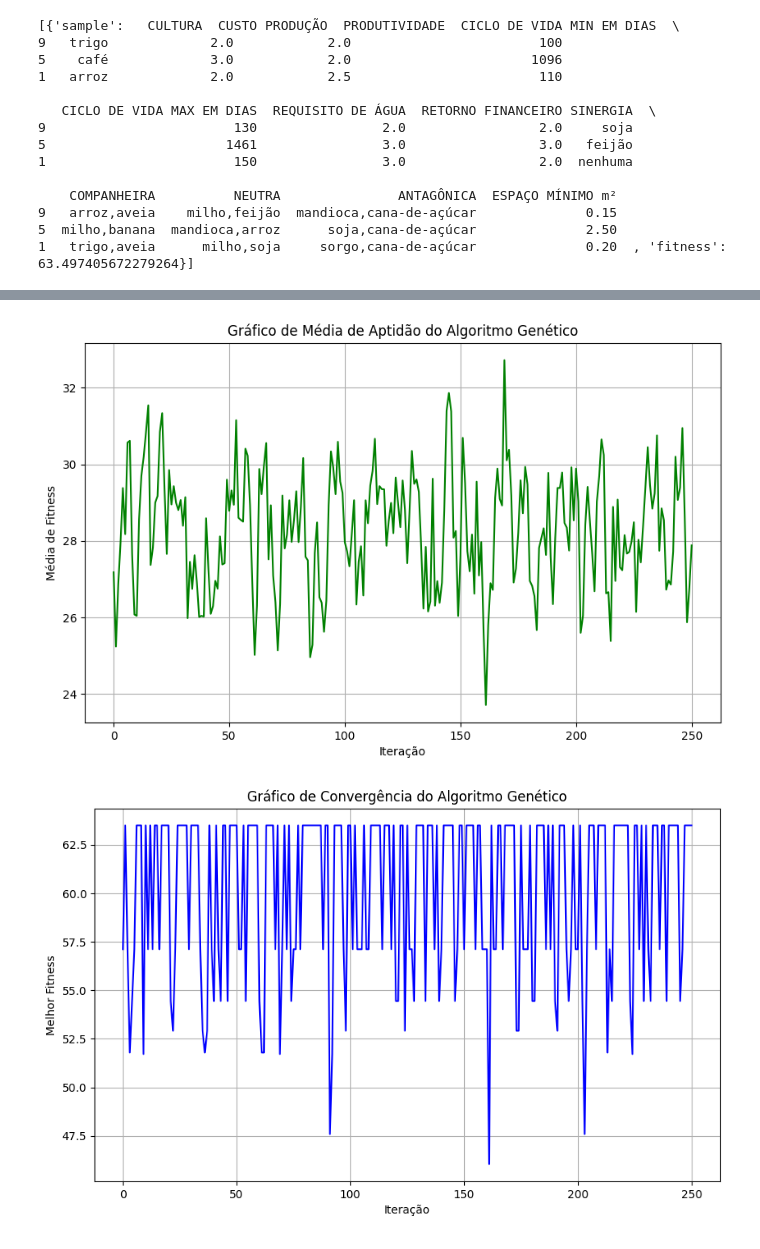
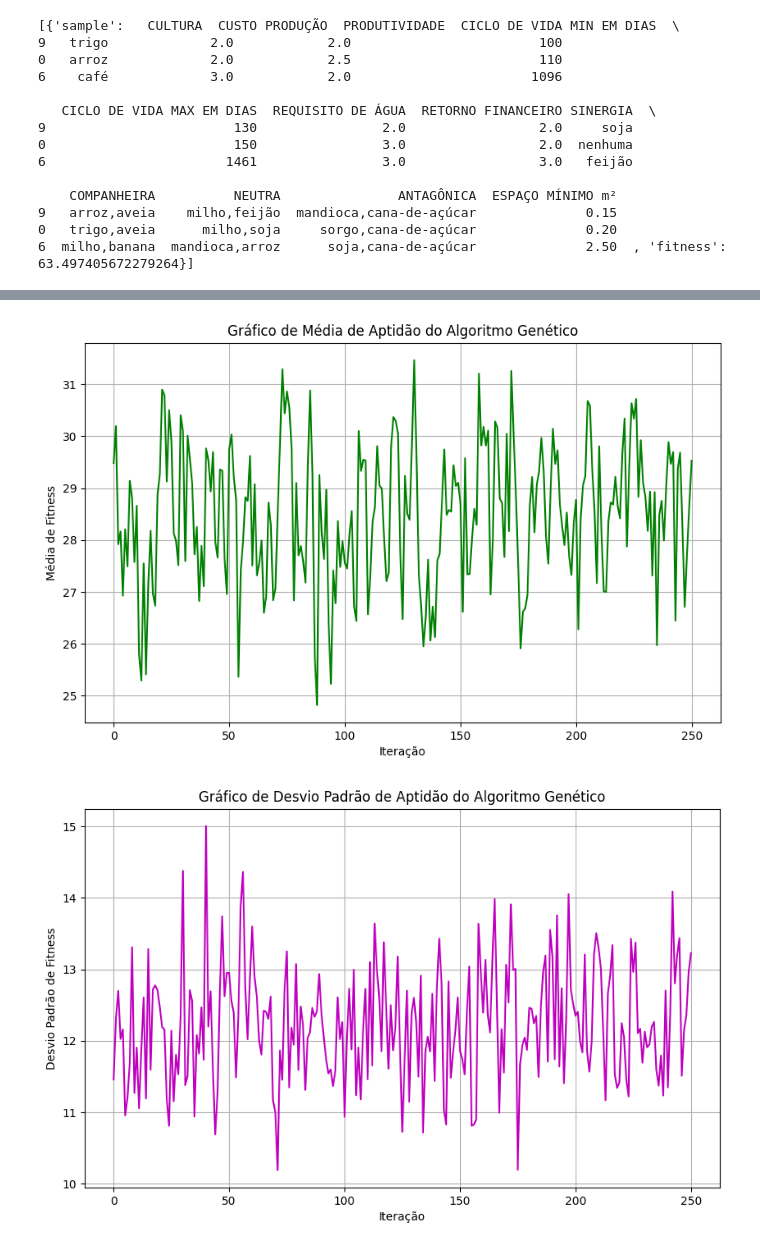
Before and after one commit to LeoJNogueira/fiap-tech-challenge-2, a Jupyter notebook: main.ipynb, the cells around one changed output, grey strips where cells are left out. Saved outputs shown, nothing was run; the diff lists cells and outputs as text; code cells hidden in the pictures.

Commit message:
Adicionado grafico de desvio padrao

```diff
--- a/main.ipynb
+++ b/main.ipynb
@@ -22,6 +23,8 @@ best_result = []
 fitness_history = []
 # Lista para armazenar os valores médios de fitness ao longo das iterações
 avg_fitness_history = []
+# Lista para armazenar o desvio padrão de fitness ao longo das iterações
+std_fitness_history = []
 # Lista para armazenar o melhor fitness encontrado até o momento em cada iteração
 best_fitness_so_far = []
 
@@ -43,6 +46,12 @@ def xpto(samples):
     avg_fitness = sum(item['fitness'] for item in results) / len(results)
     # Adiciona à lista de médias
     avg_fitness_history.append(avg_fitness)
+
+    # Calcula o desvio padrão de fitness desta iteração
+    fitness_values = [item['fitness'] for item in results]
+    std_fitness = np.std(fitness_values)
+    # Adiciona à lista de desvios padrão
+    std_fitness_history.append(std_fitness)
 
     # Retorna o melhor fitness desta iteração
     return results[0]['fitness']
@@ -78,18 +87,18 @@ print(best_result)
 # %% [output]
 [{'sample':   CULTURA  CUSTO PRODUÇÃO  PRODUTIVIDADE  CICLO DE VIDA MIN EM DIAS  \
 9   trigo             2.0            2.0                        100
-5    café             3.0            2.0                       1096
-1   arroz             2.0            2.5                        110
+0   arroz             2.0            2.5                        110
+6    café             3.0            2.0                       1096
 
    CICLO DE VIDA MAX EM DIAS  REQUISITO DE ÁGUA  RETORNO FINANCEIRO SINERGIA  \
 9                        130                2.0                 2.0     soja
-5                       1461                3.0                 3.0   feijão
-1                        150                3.0                 2.0  nenhuma
+0                        150                3.0                 2.0  nenhuma
+6                       1461                3.0                 3.0   feijão
 
     COMPANHEIRA          NEUTRA               ANTAGÔNICA  ESPAÇO MÍNIMO m²
 9   arroz,aveia    milho,feijão  mandioca,cana-de-açúcar              0.15
-5  milho,banana  mandioca,arroz      soja,cana-de-açúcar              2.50
-1   trigo,aveia      milho,soja     sorgo,cana-de-açúcar              0.20  , 'fitness': 63.497405672279264}]
+0   trigo,aveia      milho,soja     sorgo,cana-de-açúcar              0.20
+6  milho,banana  mandioca,arroz      soja,cana-de-açúcar              2.50  , 'fitness': 63.497405672279264}]
 # %%
 
 # Plotar o gráfico de melhor aptidão encontrada até o momento
@@ -110,6 +119,15 @@ plt.ylabel('Média de Fitness')
 plt.grid(True)
 plt.show()
 
+# Plotar o gráfico de desvio padrão de aptidão
+plt.figure(figsize=(10, 6))
+plt.plot(range(len(std_fitness_history)), std_fitness_history, linestyle='-', color='m')
+plt.title('Gráfico de Desvio Padrão de Aptidão do Algoritmo Genético')
+plt.xlabel('Iteração')
+plt.ylabel('Desvio Padrão de Fitness')
+plt.grid(True)
+plt.show()
+
 # Plotar o gráfico de convergência
 plt.figure(figsize=(10, 6))
 plt.plot(range(len(fitness_history)), fitness_history, linestyle='-', color='b')
@@ -123,2 +141,2 @@ plt.show()
-[figure, old version]
+[figure, new version]
-[figure, old version]
+[figure, new version]
```
Also changed, not shown: parts of 2 cells of this notebook.
